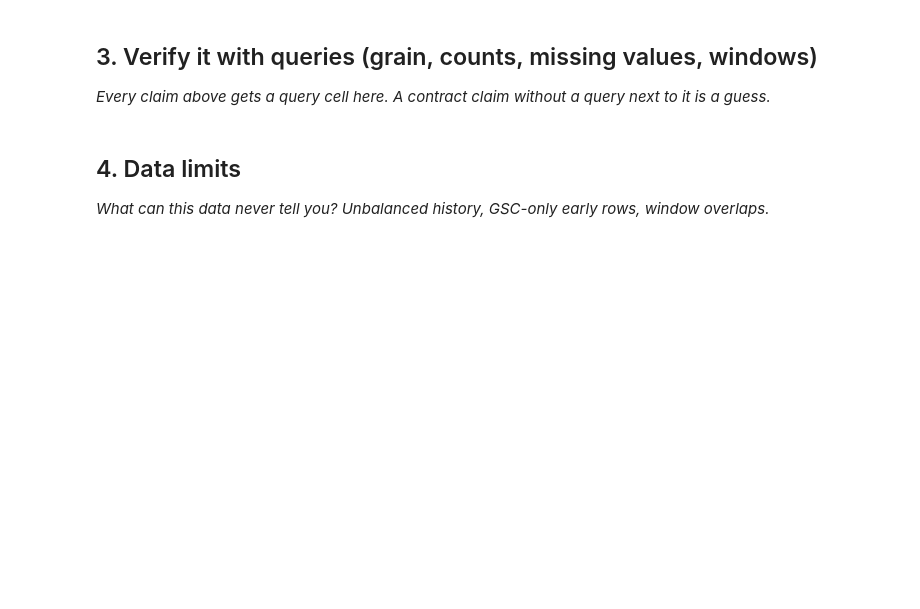
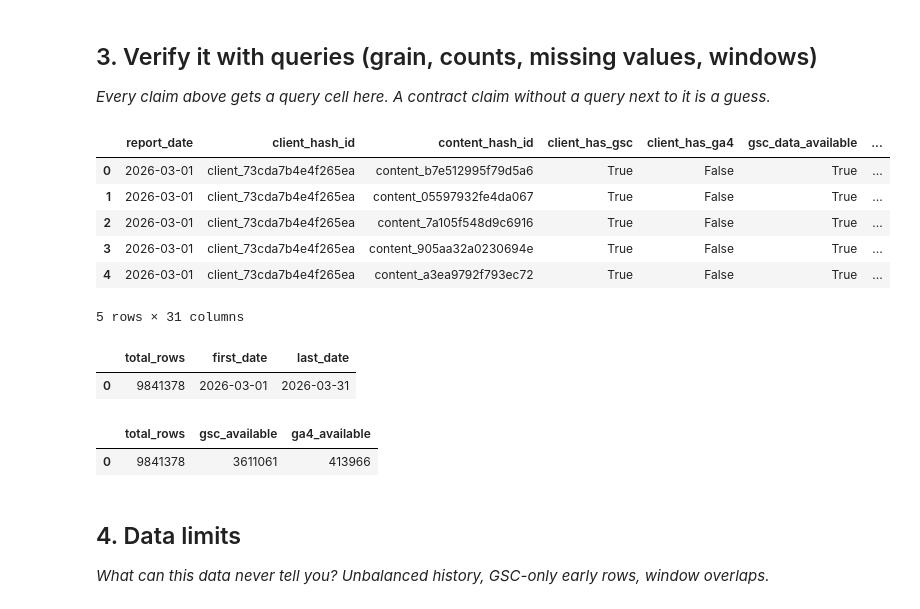
Before and after one commit to iemanmalik/flyrank-ml, a Jupyter notebook: work/notebooks/w03_data_contract.ipynb, the cells around one changed output. Saved outputs shown, nothing was run; the diff lists cells and outputs as text; code cells hidden in the pictures; blank space fills up the shorter version.

```diff
--- a/work/notebooks/w03_data_contract.ipynb
+++ b/work/notebooks/w03_data_contract.ipynb
@@ -12,0 +59,16 @@ This skeleton is yours to fill. Work the sections **in order** — each one has
+# %%
+import duckdb
+from google.colab import userdata
+
+HF_TOKEN = userdata.get("HF_TOKEN")
+
+con = duckdb.connect()
+
+con.execute(f"""
+CREATE OR REPLACE SECRET hf (
+    TYPE huggingface,
+    TOKEN '{HF_TOKEN}'
+)
+""")
+
+REL = "hf://datasets/FlyRank/internship-warehouse"
@@ -27,6 +130,51 @@ This skeleton is yours to fill. Work the sections **in order** — each one has
 # %%
 # This cell is for CODE (numbers, a query, a check).
 # Write your text answer in the cell ABOVE this one — typing sentences here breaks Run All.
+grain = con.sql(f"""
+SELECT *
+FROM read_parquet('{REL}/fact_content_daily_performance/month=2026-03/*.parquet')
+LIMIT 5
+""").df()
+
+grain
+# %% [output]
+|  | report_date | client_hash_id | content_hash_id | client_has_gsc | client_has_ga4 | gsc_data_available | ... |
+| 0 | 2026-03-01 | client_73cda7b4e4f265ea | content_b7e512995f79d5a6 | True | False | True | ... |
+| 1 | 2026-03-01 | client_73cda7b4e4f265ea | content_05597932fe4da067 | True | False | True | ... |
+| 2 | 2026-03-01 | client_73cda7b4e4f265ea | content_7a105f548d9c6916 | True | False | True | ... |
+| 3 | 2026-03-01 | client_73cda7b4e4f265ea | content_905aa32a0230694e | True | False | True | ... |
+| 4 | 2026-03-01 | client_73cda7b4e4f265ea | content_a3ea9792f793ec72 | True | False | True | ... |
+5 rows × 31 columns
+# %%
+# Verification Query 2 (Row count + Date span)
+
+summary = con.sql(f"""
+SELECT
+    COUNT(*) AS total_rows,
+    MIN(report_date) AS first_date,
+    MAX(report_date) AS last_date
+FROM read_parquet('{REL}/fact_content_daily_performance/month=2026-03/*.parquet')
+""").df()
+
+summary
+# %% [output]
+|  | total_rows | first_date | last_date |
+| 0 | 9841378 | 2026-03-01 | 2026-03-31 |
+# %%
+# Verification Query 3 (Availability)
+
+availability = con.sql(f"""
+SELECT
+    COUNT(*) AS total_rows,
+    COUNT(*) FILTER (WHERE gsc_data_available IS TRUE) AS gsc_available,
+    COUNT(*) FILTER (WHERE ga4_data_available IS TRUE) AS ga4_available
+FROM read_parquet('{REL}/fact_content_daily_performance/month=2026-03/*.parquet')
+""").df()
+
+availability
+# %% [output]
+|  | total_rows | gsc_available | ga4_available |
+| 0 | 9841378 | 3611061 | 413966 |
 # %% [markdown]
 ## 4. Data limits
 
```
Also changed, not shown: parts of 13 cells of this notebook.
